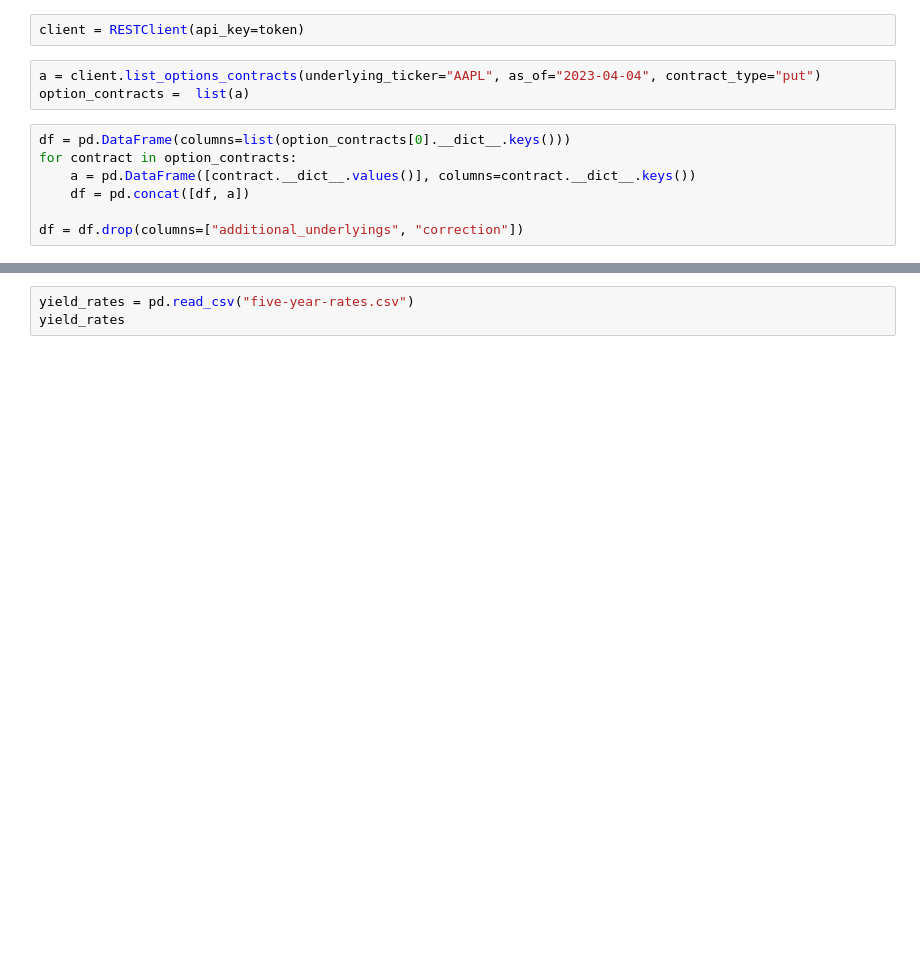
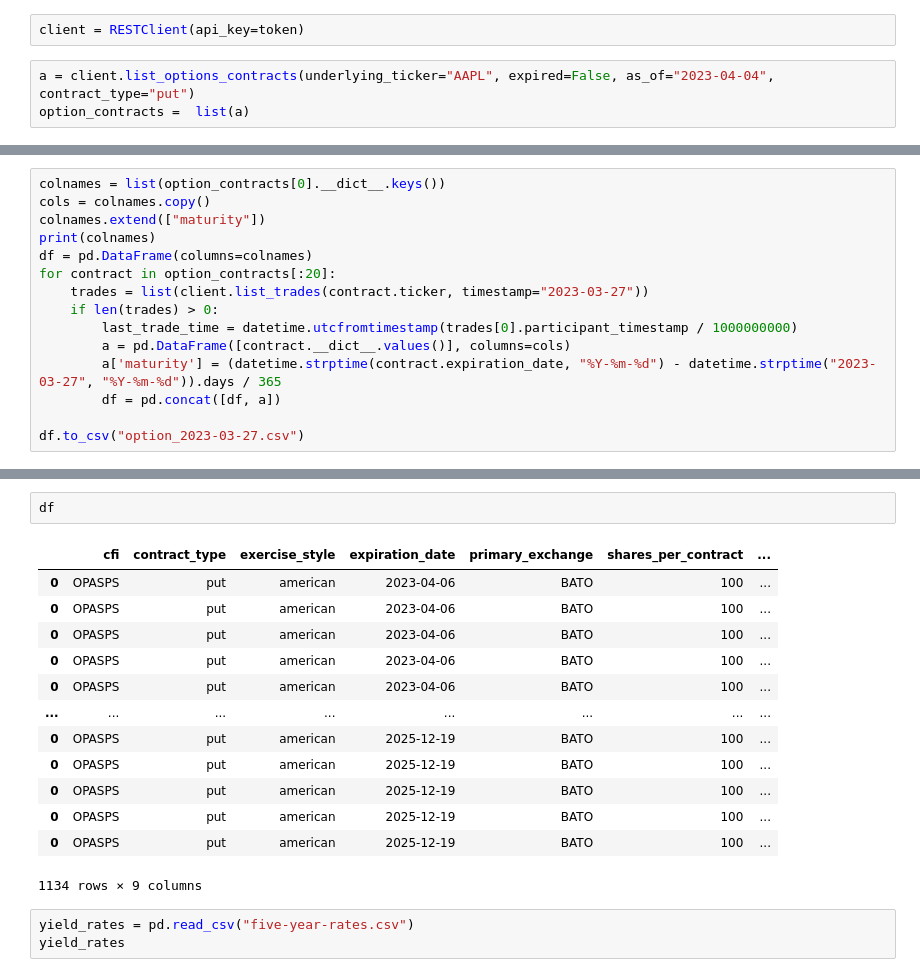
Before and after one commit to DS-Brownion/guidelight, a Jupyter notebook: inference/training.ipynb, the cells around one changed output, grey strips where cells are left out. Drawn from its saved outputs; the diff is of its cells as text; blank space fills up the shorter version.

Commit message:
added it for data collection

```diff
--- a/inference/training.ipynb
+++ b/inference/training.ipynb
@@ -45,12 +15,5 @@ token = os.getenv("POLYGON_TOKEN")
 # %%
 client = RESTClient(api_key=token)
 # %%
-a = client.list_options_contracts(underlying_ticker="AAPL", as_of="2023-04-04", contract_type="put")
+a = client.list_options_contracts(underlying_ticker="AAPL", expired=False, as_of="2023-04-04", contract_type="put")
 option_contracts =  list(a)
-# %%
-df = pd.DataFrame(columns=list(option_contracts[0].__dict__.keys()))
-for contract in option_contracts:
-	a = pd.DataFrame([contract.__dict__.values()], columns=contract.__dict__.keys())
-	df = pd.concat([df, a])
-
-df = df.drop(columns=["additional_underlyings", "correction"])
@@ -72,0 +27,15 @@ alphaca_client.get_option_trades(req_params2)
+# %%
+colnames = list(option_contracts[0].__dict__.keys())
+cols = colnames.copy()
+colnames.extend(["maturity"])
+print(colnames)
+df = pd.DataFrame(columns=colnames)
+for contract in option_contracts[:20]:
+	trades = list(client.list_trades(contract.ticker, timestamp="2023-03-27"))
+	if len(trades) > 0:
+		last_trade_time = datetime.utcfromtimestamp(trades[0].participant_timestamp / 1000000000)
+		a = pd.DataFrame([contract.__dict__.values()], columns=cols)
+		a['maturity'] = (datetime.strptime(contract.expiration_date, "%Y-%m-%d") - datetime.strptime("2023-03-27", "%Y-%m-%d")).days / 365
+		df = pd.concat([df, a])
+
+df.to_csv("option_2023-03-27.csv")
@@ -73,3 +69,19 @@ alphaca_client.get_option_trades(req_params2)
+# %%
+df
+# %% [output]
+|  | cfi | contract_type | exercise_style | expiration_date | primary_exchange | shares_per_contract | ... |
+| 0 | OPASPS | put | american | 2023-04-06 | BATO | 100 | ... |
+| 0 | OPASPS | put | american | 2023-04-06 | BATO | 100 | ... |
+| 0 | OPASPS | put | american | 2023-04-06 | BATO | 100 | ... |
+| 0 | OPASPS | put | american | 2023-04-06 | BATO | 100 | ... |
+| 0 | OPASPS | put | american | 2023-04-06 | BATO | 100 | ... |
+| ... | ... | ... | ... | ... | ... | ... | ... |
+| 0 | OPASPS | put | american | 2025-12-19 | BATO | 100 | ... |
+| 0 | OPASPS | put | american | 2025-12-19 | BATO | 100 | ... |
+| 0 | OPASPS | put | american | 2025-12-19 | BATO | 100 | ... |
+| 0 | OPASPS | put | american | 2025-12-19 | BATO | 100 | ... |
+| 0 | OPASPS | put | american | 2025-12-19 | BATO | 100 | ... |
+1134 rows × 9 columns
 # %%
 yield_rates = pd.read_csv("five-year-rates.csv")
 yield_rates
```
Also changed, not shown: parts of 10 cells of this notebook.
